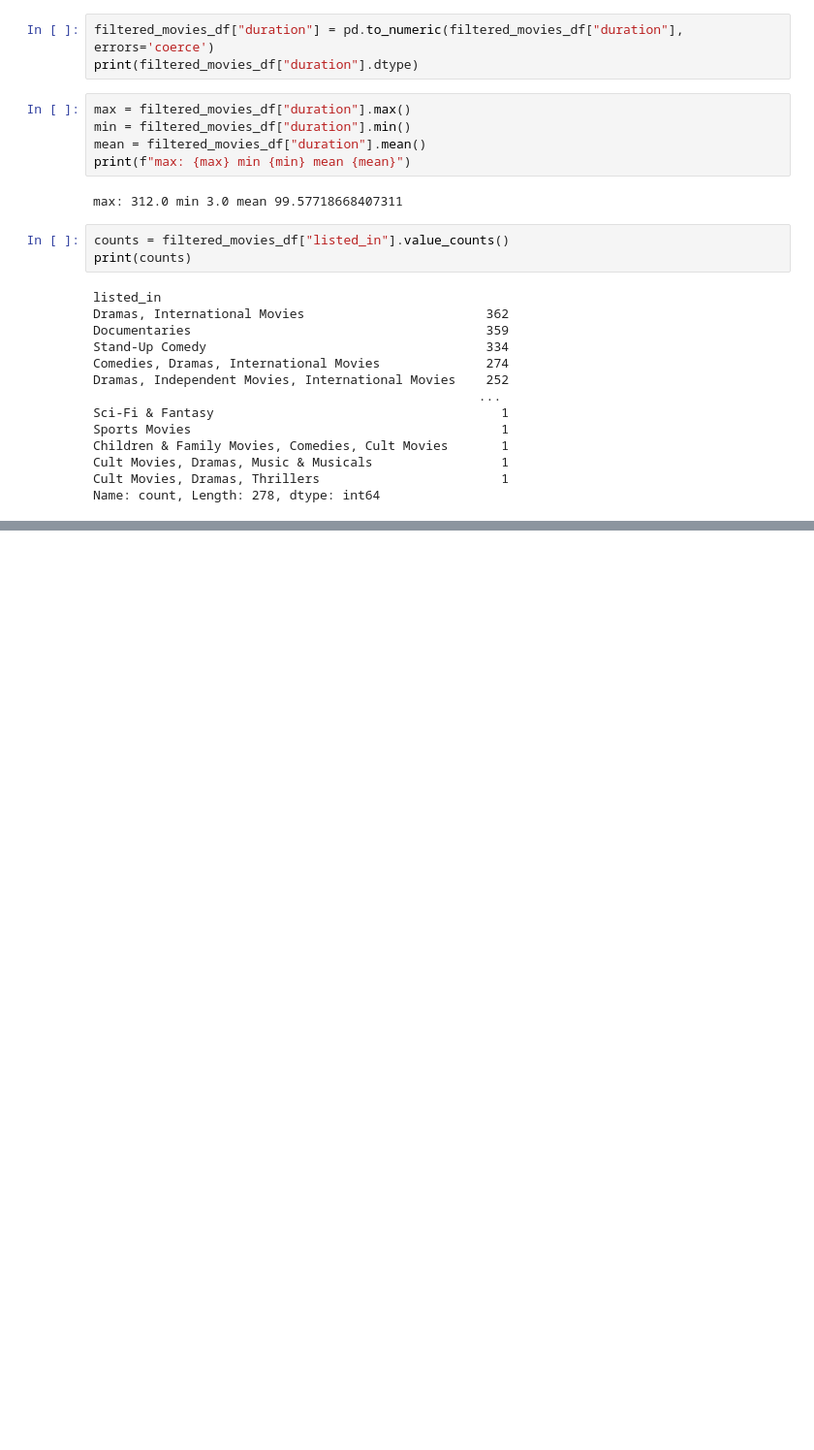
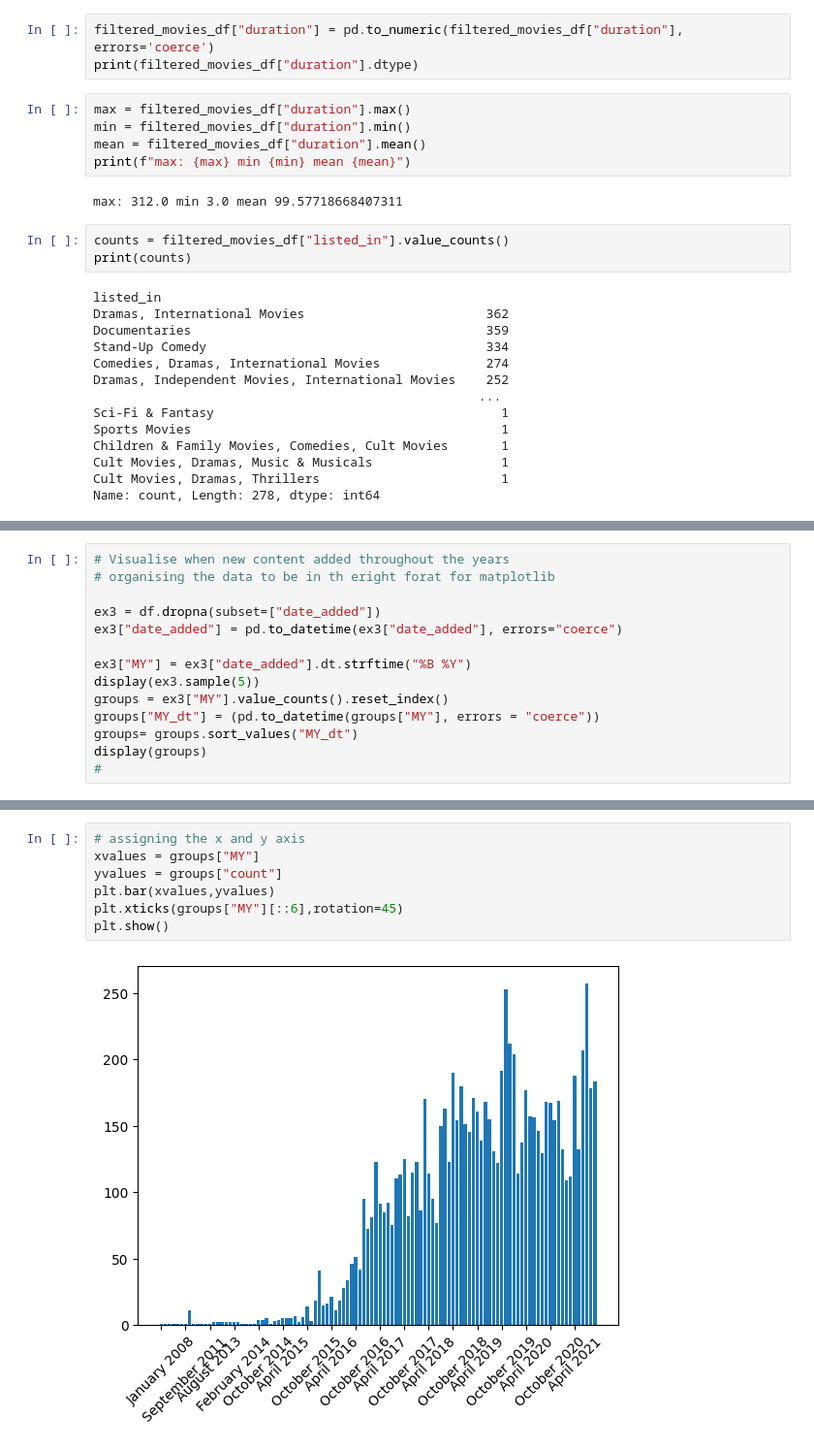
Before and after one commit to TBarnes25/data-science-portfolio, a Jupyter notebook: NetflixTrends/main.ipynb, the cells around one changed output, grey strips where cells are left out. Shown at 97% size. Saved outputs shown, nothing was run; the diff lists cells and outputs as text; blank space fills up the shorter version.

```diff
--- a/NetflixTrends/main.ipynb
+++ b/NetflixTrends/main.ipynb
@@ -86,0 +321,14 @@ Name: count, dtype: int64
+# %%
+# Visualise when new content added throughout the years
+# organising the data to be in th eright forat for matplotlib
+
+ex3 = df.dropna(subset=["date_added"])
+ex3["date_added"] = pd.to_datetime(ex3["date_added"], errors="coerce")
+
+ex3["MY"] = ex3["date_added"].dt.strftime("%B %Y")
+display(ex3.sample(5))
+groups = ex3["MY"].value_counts().reset_index()
+groups["MY_dt"] = (pd.to_datetime(groups["MY"], errors = "coerce"))
+groups= groups.sort_values("MY_dt")
+display(groups)
+#
@@ -86,0 +365,9 @@ Name: count, dtype: int64
+# %%
+# assigning the x and y axis
+xvalues = groups["MY"]
+yvalues = groups["count"]
+plt.bar(xvalues,yvalues)
+plt.xticks(groups["MY"][::6],rotation=45)
+plt.show()
+# %% [output]
+[figure, added]
```
Also changed, not shown: parts of 20 cells of this notebook.
